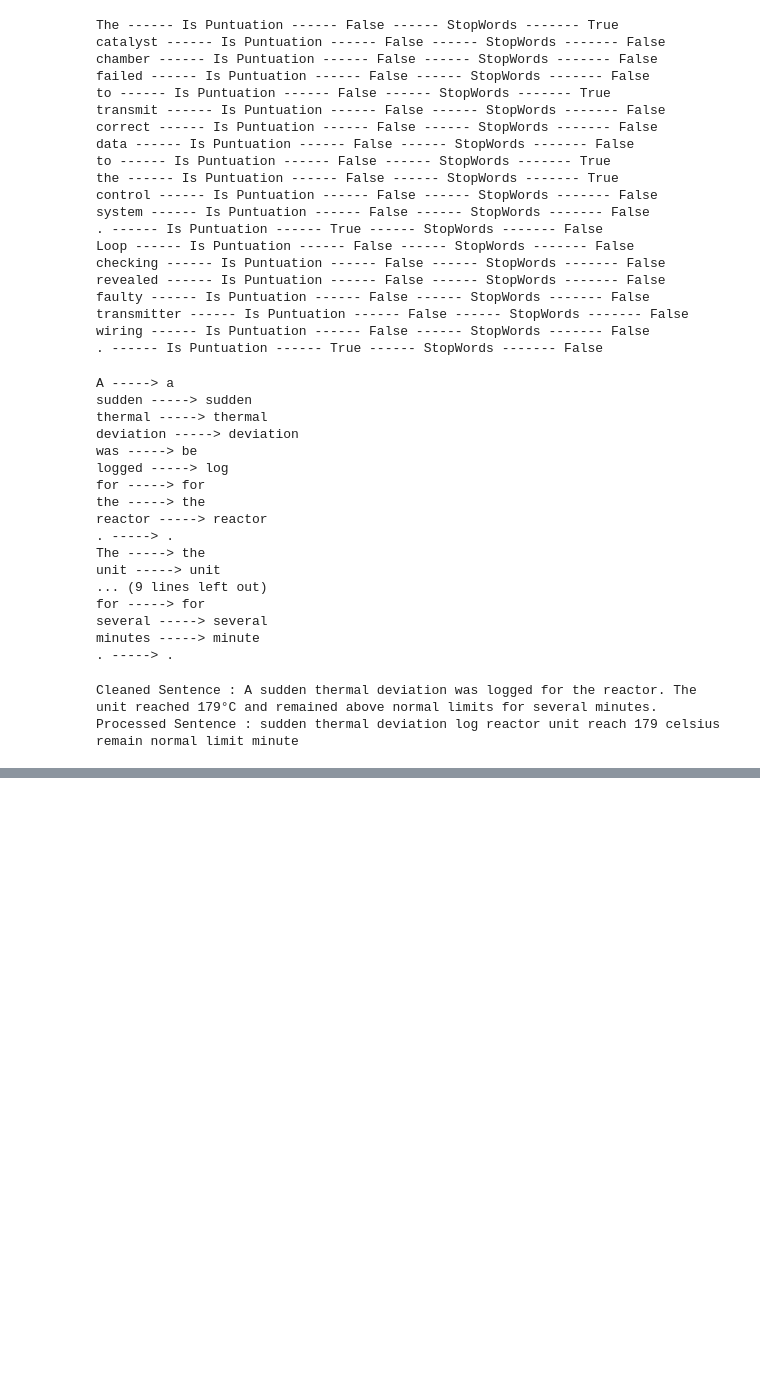
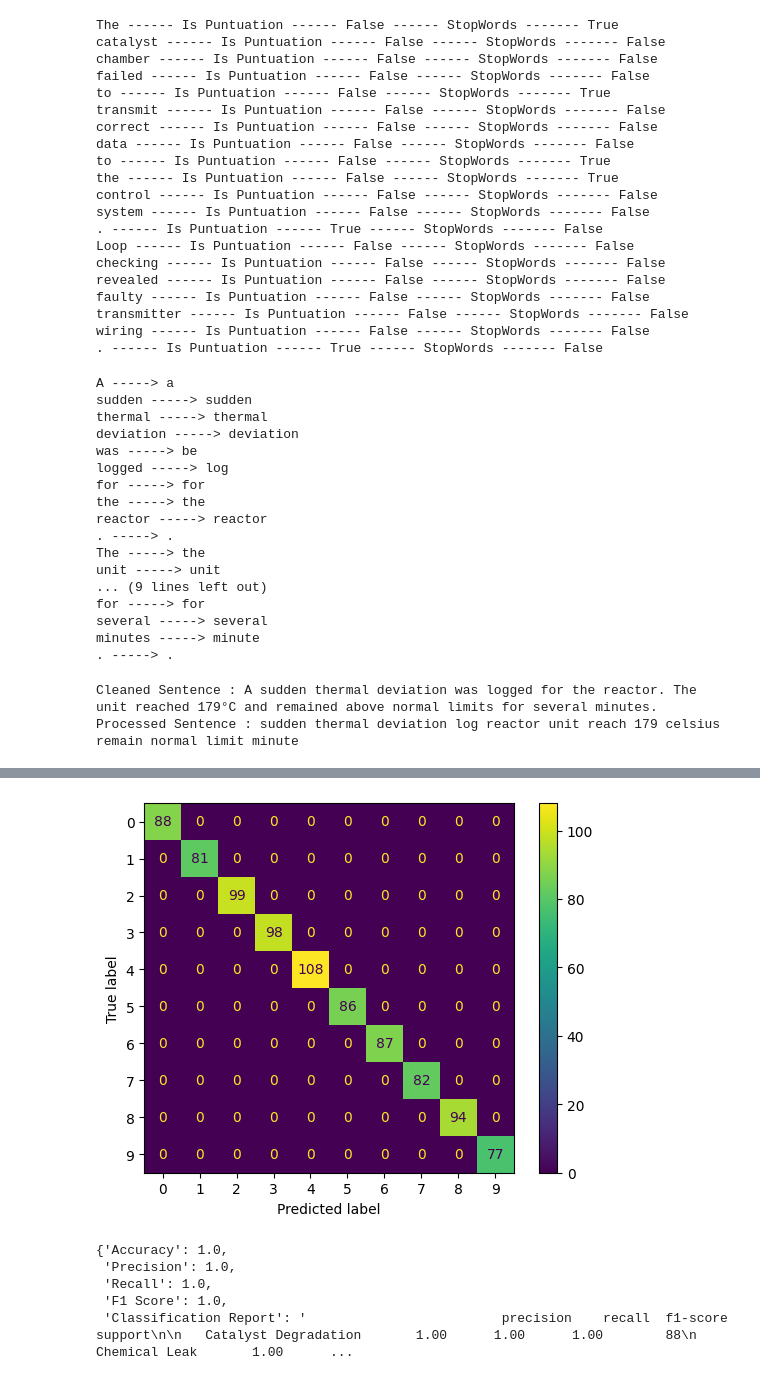
Before and after one commit to Deeja-ish/chemical_safety_analyser_nlp_project, a Jupyter notebook: notebooks/chemical_analyser_nlp.ipynb, the cells around one changed output, grey strips where cells are left out. Drawn from its saved outputs; the diff is of its cells as text; code cells hidden in the pictures; blank space fills up the shorter version.

```diff
--- a/notebooks/chemical_analyser_nlp.ipynb
+++ b/notebooks/chemical_analyser_nlp.ipynb
@@ -551,0 +562,54 @@ from sklearn.feature_extraction.text import TfidfVectorizer
+# %%
+# create feature name and target values
+X_feature = raw_analysis_data['cleaned_text']
+y_target = raw_analysis_data['target']
+
+vectoriser = TfidfVectorizer()
+# %%
+# lets train the first model
+from sklearn.naive_bayes import MultinomialNB
+from sklearn.metrics import accuracy_score, precision_score, recall_score, f1_score, confusion_matrix, precision_recall_curve, ConfusionMatrixDisplay, roc_auc_score, classification_report, roc_curve, auc
+
+X_train, X_test, y_train, y_test = train_test_split(X_feature, y_target, random_state=42, test_size=0.3)
+X_train_vectorise = vectoriser.fit_transform(X_train)
+X_test_vectorise = vectoriser.transform(X_test)
+# %%
+model_naive_bayers = MultinomialNB()
+model_naive_bayers.fit(X_train_vectorise, y_train)
+# perdict the train data
+y_pred_train = model_naive_bayers.predict(X_train_vectorise)
+y_pred_test= model_naive_bayers.predict(X_test_vectorise)
+y_pred_test_prob = model_naive_bayers.predict_proba(X_test_vectorise)[:, 1]
+
+# create a function to show the answers
+def check_model_performance(model, y_true_test, y_pred_answer):
+    accuracy = accuracy_score(y_true_test, y_pred_answer)
+    precision = precision_score(y_true_test, y_pred_answer, average='weighted')
+    recall = recall_score(y_true_test, y_pred_answer, average="weighted")
+    f1 = f1_score(y_true_test, y_pred_answer, average="weighted")
+    class_report = classification_report(y_true_test, y_pred_answer)
+
+    # show the diagram to show the confusion matric
+    confusion_matrix_display = confusion_matrix(y_true_test, y_pred_answer)
+    display = ConfusionMatrixDisplay(confusion_matrix_display)
+    display.plot()
+    plt.show()
+
+    return{
+        "Model" : model,
+        "Accuracy" : accuracy,
+        "Precision" : precision,
+        "Recall" : recall,
+        "F1 Score" : f1,
+        "Classification Report" : class_report
+    }
+
+# check the metrics of the naive bayers model
+check_model_performance("MultinomialNB", y_test, y_pred_test)
+# %% [output]
+[figure, added]
+{'Accuracy': 1.0,
+ 'Precision': 1.0,
+ 'Recall': 1.0,
+ 'F1 Score': 1.0,
+ 'Classification Report': '                         precision    recall  f1-score   support\n\n   Catalyst Degradation       1.00      1.00      1.00        88\n          Chemical Leak       1.00      ...
```
Also changed, not shown: parts of 10 cells of this notebook, 5 other files.
